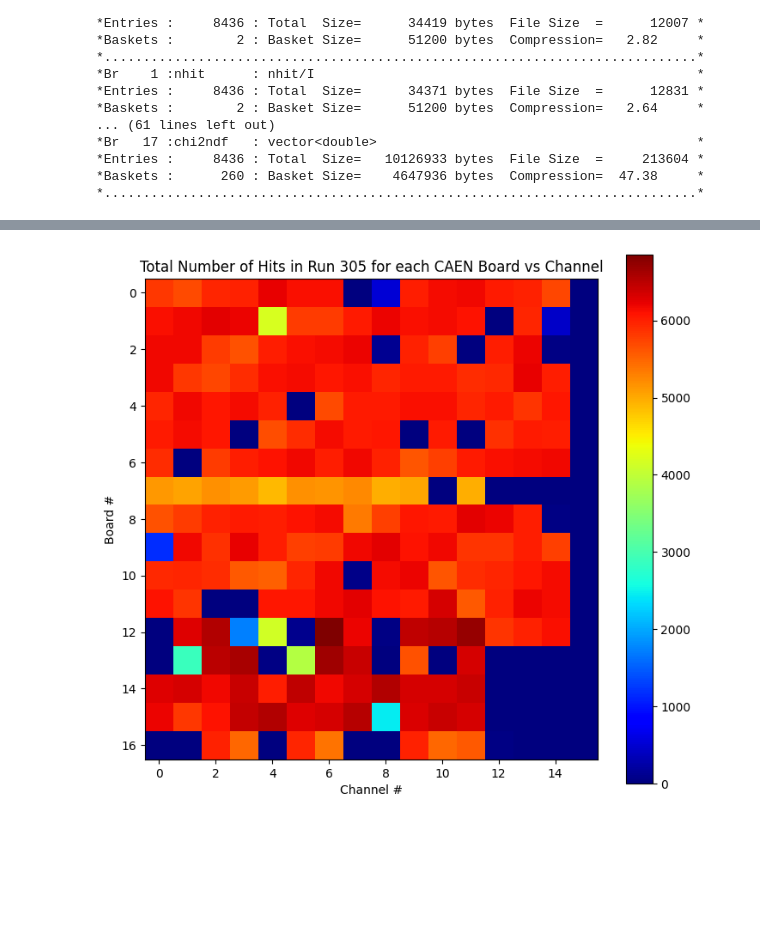
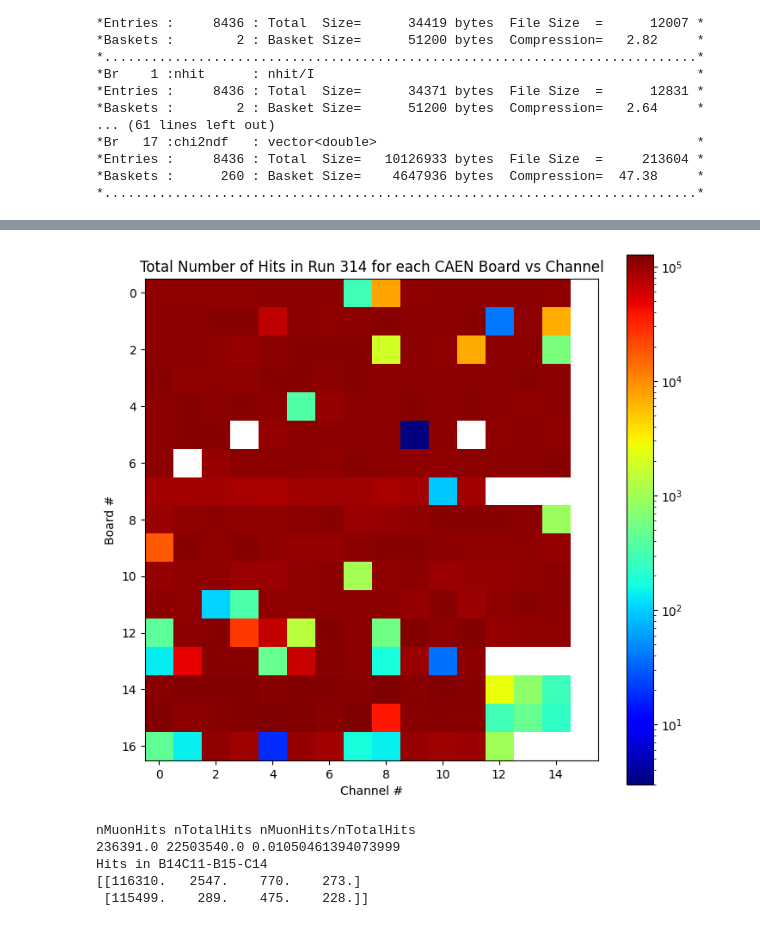
Before and after one commit to wtoslac/EosAnalyses, a Jupyter notebook: Wing/MuonAnalysis.ipynb, the cells around one changed output, grey strips where cells are left out. Saved outputs shown, nothing was run; the diff lists cells and outputs as text; code cells hidden in the pictures; blank space fills up the shorter version.

Commit message:
Added a coincidence analysis to the Muon Notebook

```diff
--- a/Wing/MuonAnalysis.ipynb
+++ b/Wing/MuonAnalysis.ipynb
@@ -40,28 +32,48 @@ plt.show()
 # %%
 import ROOT
 import numpy as np
 import matplotlib.pyplot as plt
+import matplotlib.colors as colors
 import pandas as pd
-rdf = ROOT.RDataFrame("events","/mnt/data/eos/run307/run307.root")
+
+run_number = "314"
+
+rdf = ROOT.RDataFrame("events","/mnt/data/eos/run"+run_number+"/run"+run_number+".root")
 nhit = rdf.AsNumpy(columns=["nhit"])["nhit"]
 event_number = rdf.AsNumpy(columns=["event_number"])["event_number"]
 board = rdf.AsNumpy(columns=["board"])["board"]
 channel = rdf.AsNumpy(columns=["channel"])["channel"]
+charge = rdf.AsNumpy(columns=["charge"])["charge"]
+
+#print(len(charge[0]))
+#print(nhit[0])
 
 PMTHits = np.zeros([17,16])
 #print(PMTHits.shape)
 for iEvt in range(0,len(event_number)):
     #print(len(board[aEvt]),len(channel[aEvt]), nhit[aEvt])
     for iHit in range(0,len(board[iEvt])):
         #print(board[iEvt][iHit])
-        PMTHits[board[iEvt][iHit]][channel[iEvt][iHit]]=PMTHits[board[iEvt][iHit]][channel[iEvt][iHit]]+1
+        PMTHits[board[iEvt][iHit],channel[iEvt][iHit]]=PMTHits[board[iEvt][iHit],channel[iEvt][iHit]]+1
 
 plt.figure(figsize=(17/2,16/2))
-plt.imshow(PMTHits, cmap='jet')
-plt.title("Total Number of Hits in Run 305 for each CAEN Board vs Channel")
+plt.imshow(PMTHits, cmap='jet',norm=colors.LogNorm())
+plt.title("Total Number of Hits in Run "+run_number+" for each CAEN Board vs Channel")
 plt.xlabel("Channel #")
 plt.ylabel("Board #")
 plt.colorbar()
 plt.show()
+
+nMuonHits = np.sum(PMTHits[14:16,11:15])
+nTotalHits= np.sum(PMTHits)
+print("nMuonHits nTotalHits nMuonHits/nTotalHits")
+print(nMuonHits,nTotalHits,nMuonHits/nTotalHits)
+print("nhits in B14C11-B15-C14")
+print(PMTHits[14:16,11:15])
 # %% [output]
-[figure, old version]
+[figure, new version]
+nMuonHits nTotalHits nMuonHits/nTotalHits
+236391.0 22503540.0 0.01050461394073999
+Hits in B14C11-B15-C14
+[[116310.   2547.    770.    273.]
+ [115499.    289.    475.    228.]]
```
Also changed, not shown: parts of 7 cells of this notebook, 1 other file.
